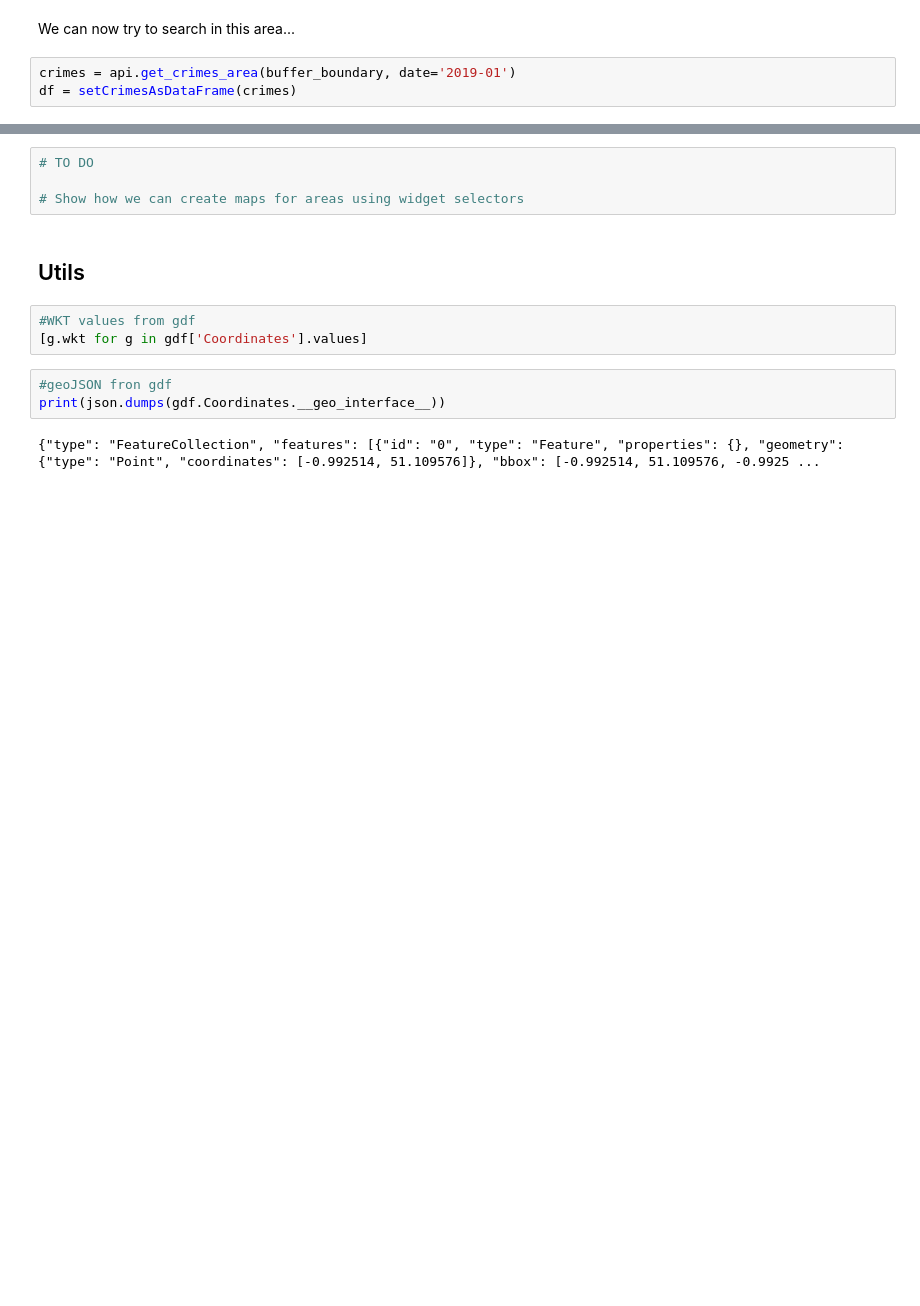
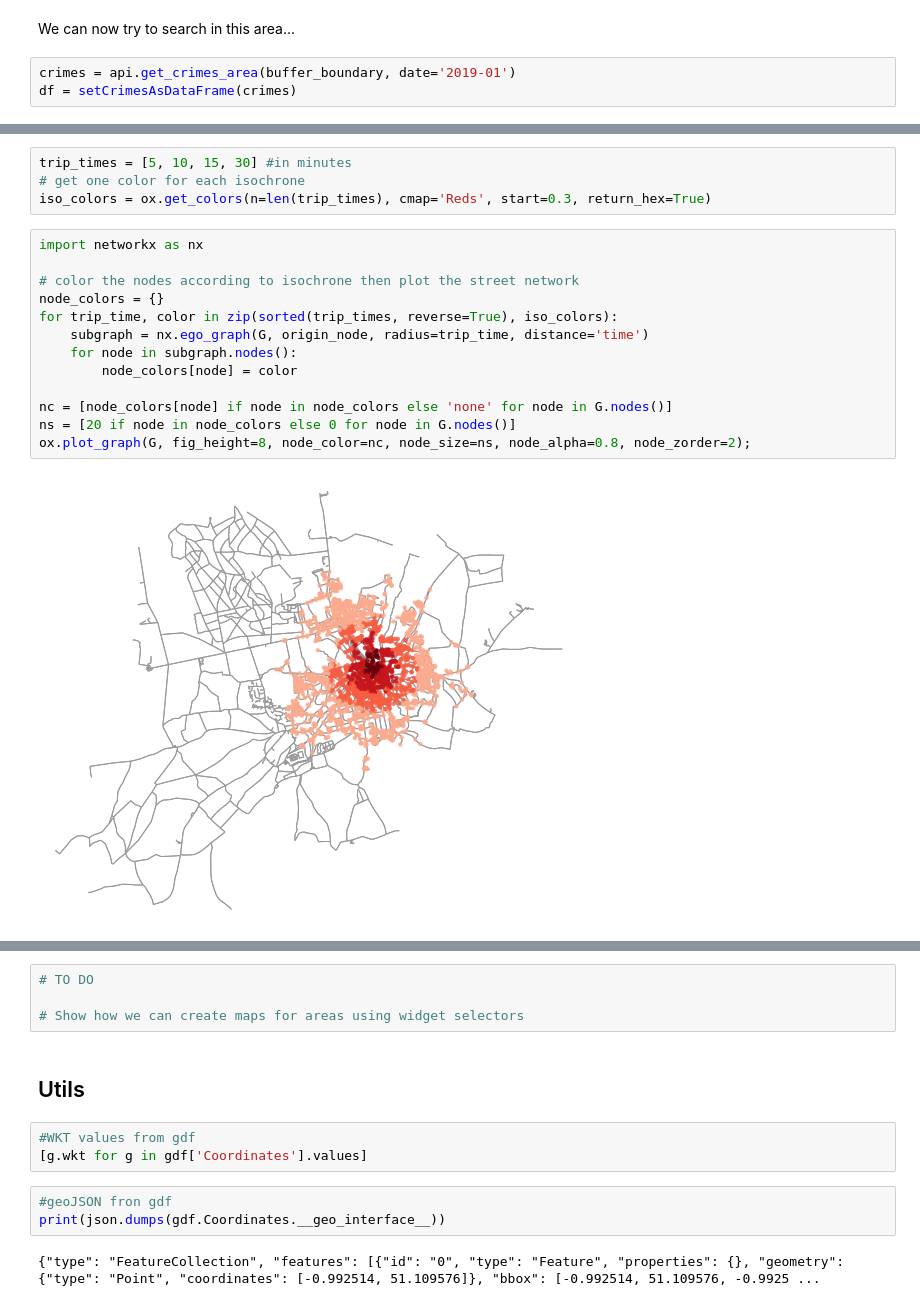
Before and after one commit to psychemedia/crime-data-demo, a Jupyter notebook: Police API Demo.ipynb, the cells around one changed output, grey strips where cells are left out. Drawn from its saved outputs; the diff is of its cells as text; blank space fills up the shorter version.

```diff
--- a/Police API Demo.ipynb
+++ b/Police API Demo.ipynb
@@ -833,0 +882,19 @@ m
+# %%
+trip_times = [5, 10, 15, 30] #in minutes
+# get one color for each isochrone
+iso_colors = ox.get_colors(n=len(trip_times), cmap='Reds', start=0.3, return_hex=True)
+# %%
+import networkx as nx
+
+# color the nodes according to isochrone then plot the street network
+node_colors = {}
+for trip_time, color in zip(sorted(trip_times, reverse=True), iso_colors):
+    subgraph = nx.ego_graph(G, origin_node, radius=trip_time, distance='time')
+    for node in subgraph.nodes():
+        node_colors[node] = color
+
+nc = [node_colors[node] if node in node_colors else 'none' for node in G.nodes()]
+ns = [20 if node in node_colors else 0 for node in G.nodes()]
+ox.plot_graph(G, fig_height=8, node_color=nc, node_size=ns, node_alpha=0.8, node_zorder=2);
+# %% [output]
+[figure, added]
```
Also changed, not shown: parts of 22 cells of this notebook, 1 other file.
